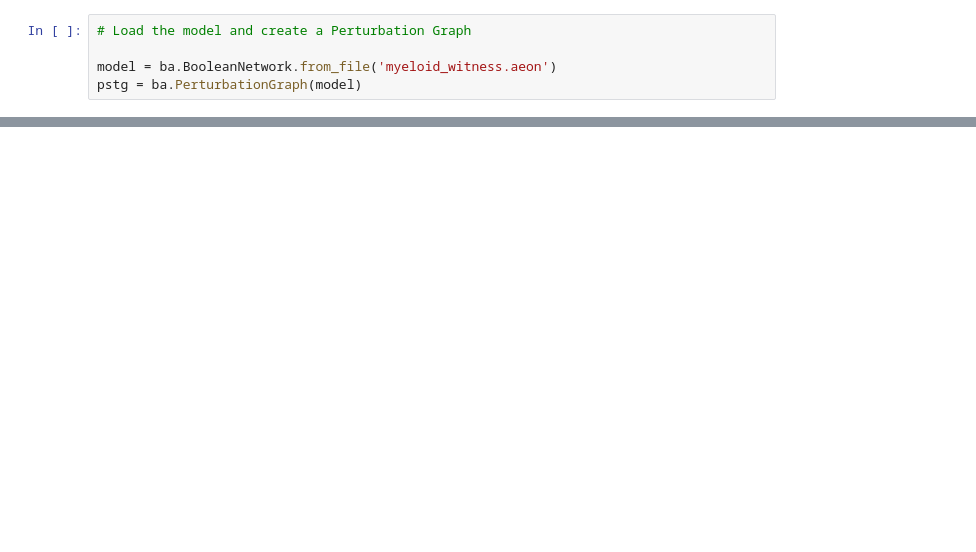
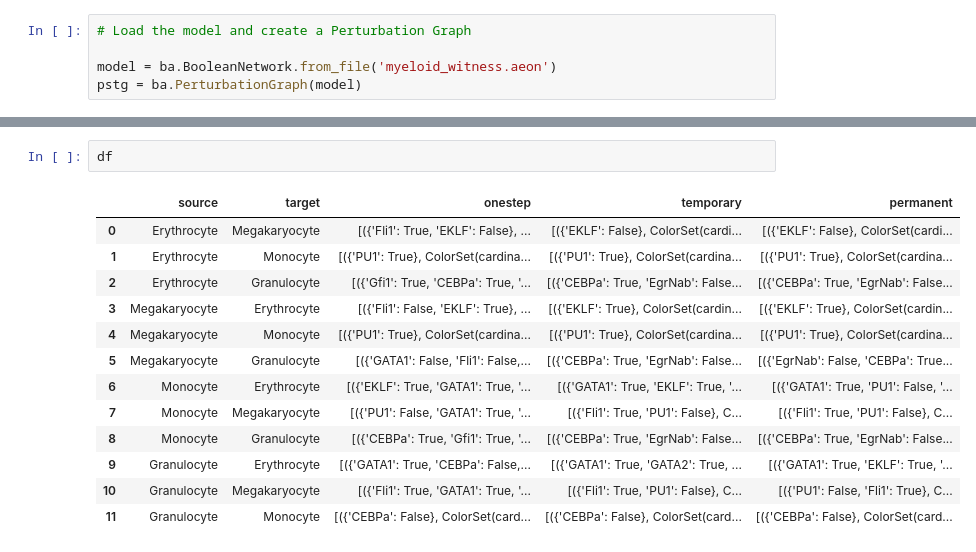
Before and after one commit to sybila/biodivine-aeon-py, a Jupyter notebook: example/case-study/control/main.ipynb, the cells around one changed output, grey strips where cells are left out. Cells and saved outputs as stored; diff of their text form; blank space fills up the shorter version.

```diff
--- a/example/case-study/control/main.ipynb
+++ b/example/case-study/control/main.ipynb
@@ -284,0 +124,16 @@ print(pstg.permanent_control(state_to_vec(model, megakaryocyte_att, pstg), state
+# %%
+df
+# %% [output]
+|  | source | target | onestep | temporary | permanent |
+| 0 | Erythrocyte | Megakaryocyte | [({'Fli1': True, 'EKLF': False}, ... | [({'EKLF': False}, ColorSet(cardi... | [({'EKLF': False}, ColorSet(cardi... |
+| 1 | Erythrocyte | Monocyte | [({'PU1': True}, ColorSet(cardina... | [({'PU1': True}, ColorSet(cardina... | [({'PU1': True}, ColorSet(cardina... |
+| 2 | Erythrocyte | Granulocyte | [({'Gfi1': True, 'CEBPa': True, '... | [({'CEBPa': True, 'EgrNab': False... | [({'CEBPa': True, 'EgrNab': False... |
+| 3 | Megakaryocyte | Erythrocyte | [({'Fli1': False, 'EKLF': True}, ... | [({'EKLF': True}, ColorSet(cardin... | [({'EKLF': True}, ColorSet(cardin... |
+| 4 | Megakaryocyte | Monocyte | [({'PU1': True}, ColorSet(cardina... | [({'PU1': True}, ColorSet(cardina... | [({'PU1': True}, ColorSet(cardina... |
+| 5 | Megakaryocyte | Granulocyte | [({'GATA1': False, 'Fli1': False,... | [({'CEBPa': True, 'EgrNab': False... | [({'EgrNab': False, 'CEBPa': True... |
+| 6 | Monocyte | Erythrocyte | [({'EKLF': True, 'GATA1': True, '... | [({'GATA1': True, 'EKLF': True, '... | [({'GATA1': True, 'PU1': False, '... |
+| 7 | Monocyte | Megakaryocyte | [({'PU1': False, 'GATA1': True, '... | [({'Fli1': True, 'PU1': False}, C... | [({'Fli1': True, 'PU1': False}, C... |
+| 8 | Monocyte | Granulocyte | [({'CEBPa': True, 'Gfi1': True, '... | [({'CEBPa': True, 'EgrNab': False... | [({'CEBPa': True, 'EgrNab': False... |
+| 9 | Granulocyte | Erythrocyte | [({'GATA1': True, 'CEBPa': False,... | [({'GATA1': True, 'GATA2': True, ... | [({'GATA1': True, 'EKLF': True, '... |
+| 10 | Granulocyte | Megakaryocyte | [({'Fli1': True, 'GATA1': True, '... | [({'Fli1': True, 'PU1': False}, C... | [({'PU1': False, 'Fli1': True}, C... |
+| 11 | Granulocyte | Monocyte | [({'CEBPa': False}, ColorSet(card... | [({'CEBPa': False}, ColorSet(card... | [({'CEBPa': False}, ColorSet(card... |
```
Also changed, not shown: parts of 52 cells of this notebook, 7 other files.
